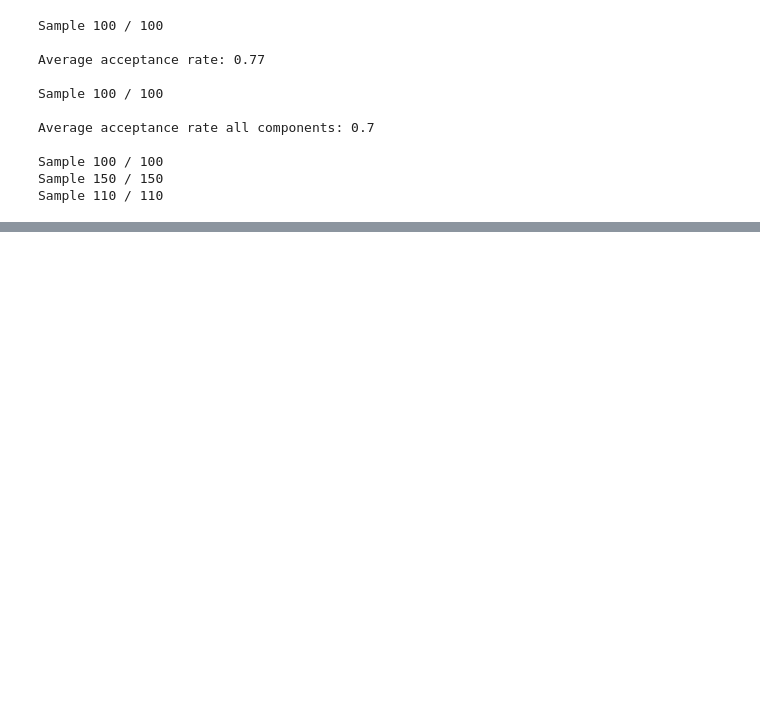
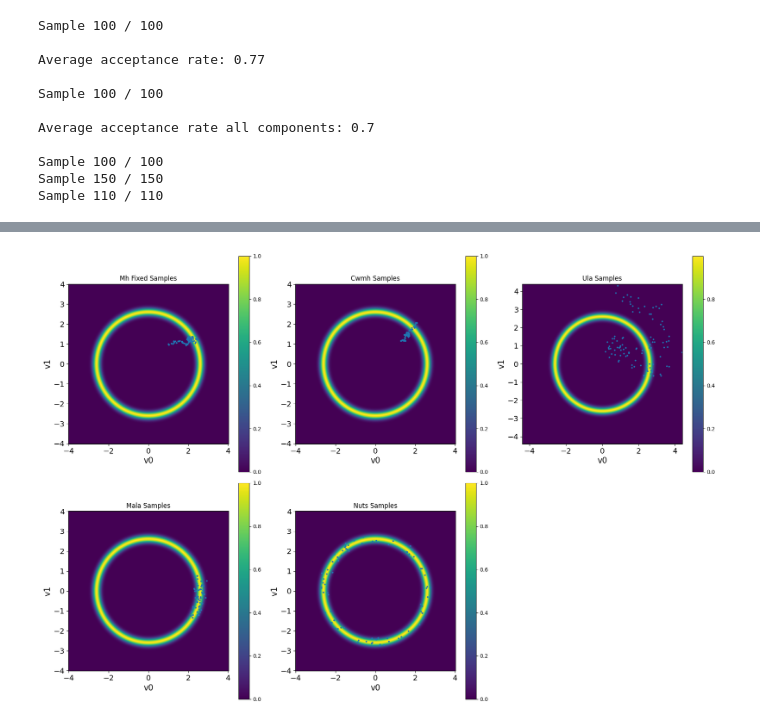
Before and after one commit to CUQI-DTU/CUQIpy-Benchmarks, a Jupyter notebook: sandbox/testing.ipynb, the cells around one changed output, grey strips where cells are left out. Drawn from its saved outputs; the diff is of its cells as text; code cells hidden in the pictures; blank space fills up the shorter version.

```diff
--- a/sandbox/testing.ipynb
+++ b/sandbox/testing.ipynb
@@ -29,3 +30,3 @@ from benchmarksClass import _donut as donut
 # %%
 # The donut distribution
-target_donut = donut.donut()
+target_donut = SB.SimplestBip()
@@ -53,0 +72,4 @@ Sample 110 / 110
+# %%
+TA.show_plot(fig)
+# %% [output]
+[figure, added]
```
Also changed, not shown: parts of 3 cells of this notebook, 3 other files.
